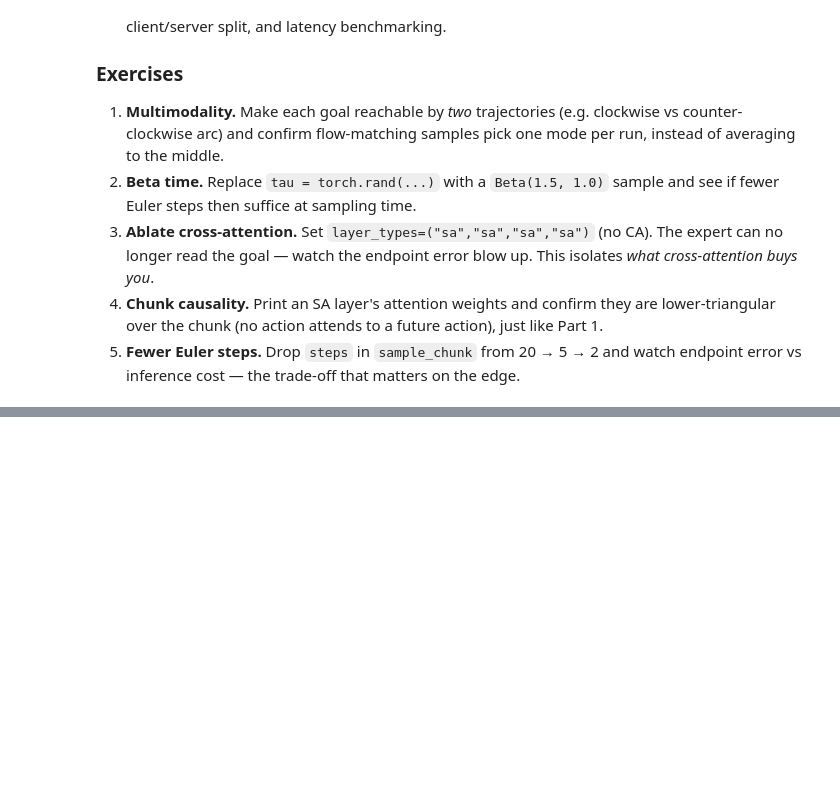
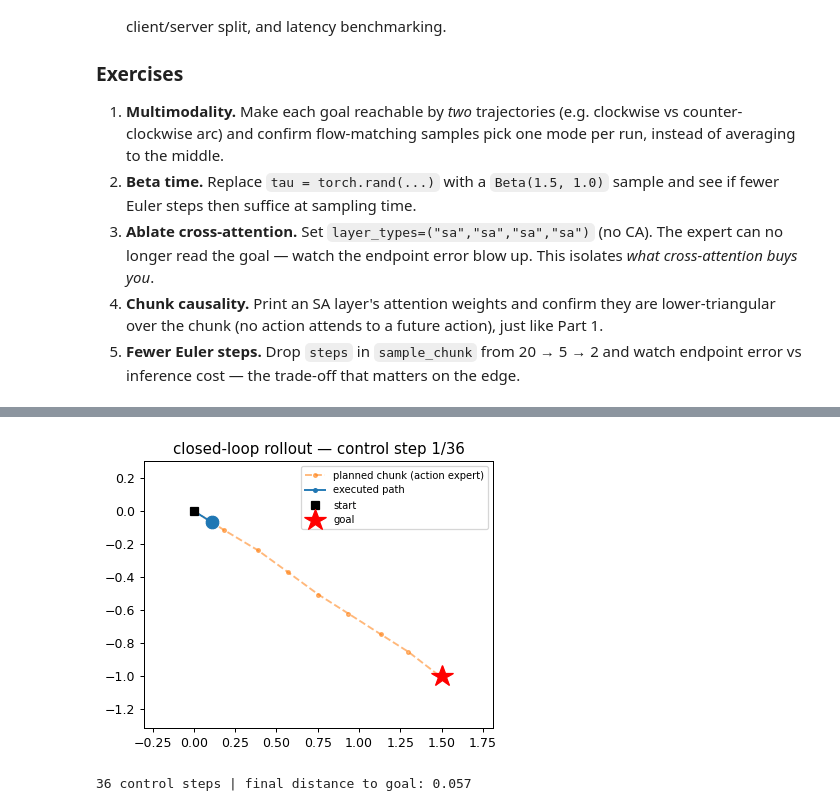
Before and after one commit to TaoWangRUB/smolvla-edge-nx, a Jupyter notebook: notebooks/02_smolvla_action_expert.ipynb, the cells around one changed output, grey strips where cells are left out. Drawn from its saved outputs; the diff is of its cells as text; code cells hidden in the pictures; blank space fills up the shorter version.

```diff
--- a/notebooks/02_smolvla_action_expert.ipynb
+++ b/notebooks/02_smolvla_action_expert.ipynb
@@ -408,0 +641,53 @@ adds on top, and where each piece lives in `SmolVLA.pdf`:
+# %%
+# AV-style animation: planned chunk (orange) overlaid on the executed path (blue), as an in-memory GIF.
+# Frames are rendered with the Agg backend and assembled by Pillow -> avoids Jupyter's inline backend.
+try:
+    import matplotlib; matplotlib.use("Agg")
+    import matplotlib.pyplot as plt
+    import numpy as np, io
+    from PIL import Image as PILImage
+    from IPython.display import Image, display
+except Exception as e:
+    print("animation needs matplotlib + pillow - skipping:", repr(e))
+else:
+    def rollout_frames(goal, steps_per_chunk=3, servo=0.6, max_replans=12, tol=0.05):
+        pos = torch.zeros(1, ACTION_DIM, device=device)
+        executed = [pos.cpu().numpy()[0].copy()]
+        frames = []
+        for _ in range(max_replans):
+            chunk  = sample_chunk(observe(goal, pos))[0]                  # PREDICT full chunk
+            target = pos + chunk
+            plan   = np.vstack([pos.cpu().numpy(), target.cpu().numpy()]) # the plan to draw
+            for k in range(min(steps_per_chunk, target.shape[0])):
+                pos = pos + servo * (target[k:k+1] - pos)                 # STEP dynamics
+                executed.append(pos.cpu().numpy()[0].copy())
+                frames.append((np.array(executed), plan))
+            if (goal - pos).norm() < tol:
+                break
+        return frames
+
+    goal = torch.tensor([[1.5, -1.0]], device=device)
+    frames = rollout_frames(goal)
+    gxy = goal.cpu().numpy()[0]
+    pts = np.vstack([f[0] for f in frames] + [f[1] for f in frames] + [[0.0, 0.0], gxy])
+    lo, hi = pts.min(0) - 0.3, pts.max(0) + 0.3
+
+    imgs = []
+    for i, (ep, pl) in enumerate(frames):
+        fig, ax = plt.subplots(figsize=(5, 5))
+        ax.plot(pl[:, 0], pl[:, 1], "--o", color="tab:orange", alpha=.55, ms=3, label="planned chunk (action expert)")
+        ax.plot(ep[:, 0], ep[:, 1], "-o", color="tab:blue", ms=3, label="executed path")
+        ax.plot(ep[-1, 0], ep[-1, 1], "o", color="tab:blue", ms=10)          # the "robot"
+        ax.plot(0, 0, "ks", ms=7, label="start"); ax.plot(gxy[0], gxy[1], "r*", ms=18, label="goal")
+        ax.set_xlim(lo[0], hi[0]); ax.set_ylim(lo[1], hi[1]); ax.set_aspect("equal")
+        ax.legend(loc="best", fontsize=8); ax.set_title(f"closed-loop rollout — control step {i+1}/{len(frames)}")
+        buf = io.BytesIO(); fig.savefig(buf, format="png", dpi=90, bbox_inches="tight"); plt.close(fig)
+        buf.seek(0); imgs.append(PILImage.open(buf).convert("RGB"))
+
+    gif = io.BytesIO()
+    imgs[0].save(gif, format="GIF", save_all=True, append_images=imgs[1:], duration=320, loop=0)
+    display(Image(data=gif.getvalue()))
+    print(f"{len(frames)} control steps | final distance to goal: {np.linalg.norm(gxy - frames[-1][0][-1]):.3f}")
+# %% [output]
+[figure, added]
+36 control steps | final distance to goal: 0.057
```
Also changed, not shown: parts of 17 cells of this notebook.
